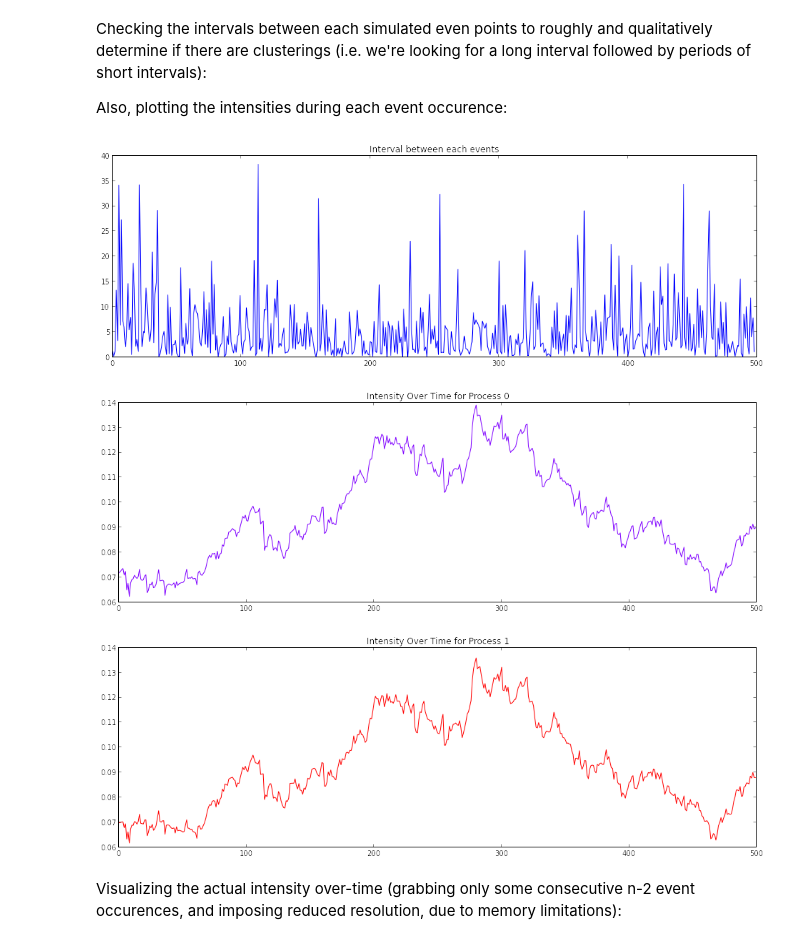
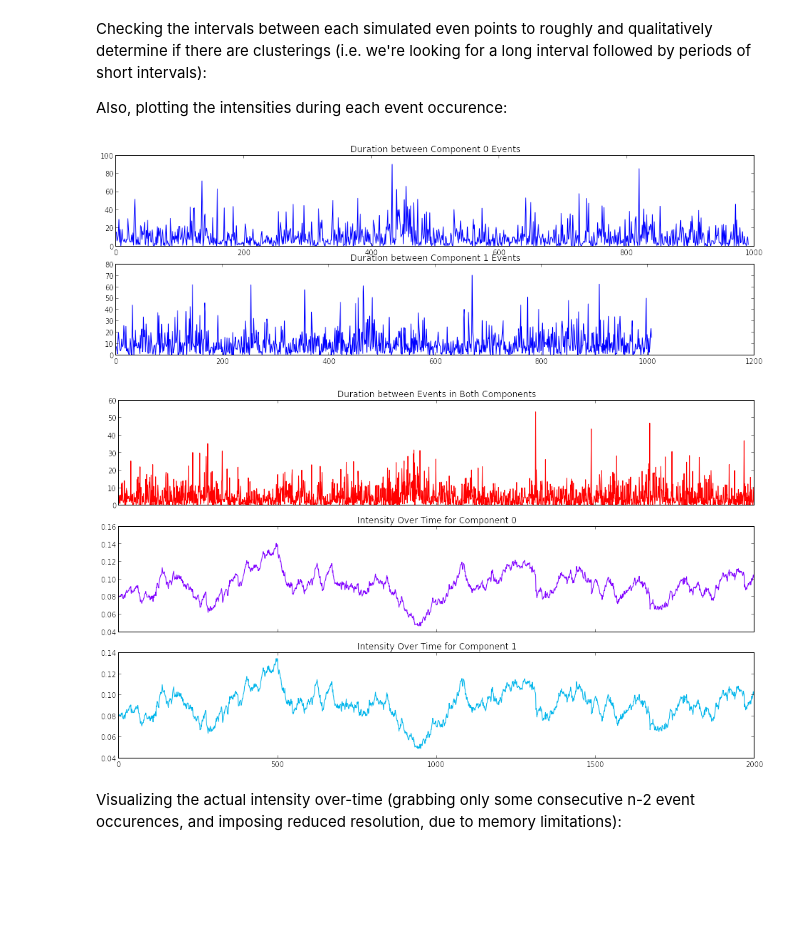
Before and after one commit to yesheenlim/PyHawkes, a Jupyter notebook: src/testSimulation.ipynb, the cells around one changed output. Drawn from its saved outputs; the diff is of its cells as text; code cells hidden in the pictures; blank space fills up the shorter version.

```diff
--- a/src/testSimulation.ipynb
+++ b/src/testSimulation.ipynb
@@ -63,22 +62,33 @@ simulatedPoints, simulatedIntensities = hp.simulate(numPoints)
 Checking the intervals between each simulated even points to roughly and qualitatively determine if there are clusterings (i.e. we're looking for a long interval followed by periods of short intervals):
 
 Also, plotting the intensities during each event occurence:
-# %%
-intervals = simulatedPoints[0][1:] - simulatedPoints[0][:-1]
-
-plt.title('Interval between each events')
-plt.plot(np.arange(len(intervals)),intervals)
-plt.show()
-
-colors = cm.rainbow(np.linspace(0, 1, d))
-for i,c in zip(xrange(d), colors):
-    plt.title('Intensity Over Time for Process ' + str(i))
-    plt.plot(simulatedIntensities[:,i], color=c)
-    plt.show()
-# %% [output]
-[figure, removed]
-[figure, removed]
-[figure, removed]
+# %%
+s0 = simulatedPoints[0][simulatedPoints[1]==0]
+s1 = simulatedPoints[0][simulatedPoints[1]==1]
+intervals0 = s0[1:] - s0[:-1]
+intervals1 = s1[1:] - s1[:-1]
+intervals = simulatedPoints[0][1:] - simulatedPoints[0][:-1]
+
+rcParams['figure.figsize'] = 16, 5
+f, axarr = plt.subplots(2)
+axarr[0].plot(np.arange(len(intervals0)), intervals0)
+axarr[0].set_title('Duration between Component 0 Events')
+axarr[1].plot(np.arange(len(intervals1)), intervals1)
+axarr[1].set_title('Duration between Component 1 Events')
+plt.show()
+
+rcParams['figure.figsize'] = 16, 9
+f, axarr = plt.subplots(3, sharex=True)
+colors = cm.rainbow(np.linspace(0, 1, 5))
+axarr[0].plot(np.arange(len(intervals)), intervals, color=colors[4])
+axarr[0].set_title('Duration between Events in Both Components')
+for i,c in zip(xrange(1,3), colors):
+    axarr[i].plot(simulatedIntensities[:,i-1], color=c)
+    axarr[i].set_title('Intensity Over Time for Component ' + str(i-1))
+plt.show()
+# %% [output]
+[figure, added]
+[figure, added]
 # %% [markdown]
 Visualizing the actual intensity over-time (grabbing only some consecutive n-2 event occurences, and imposing reduced resolution, due to memory limitations):
 # %%
```
Also changed, not shown: parts of 4 cells of this notebook.
